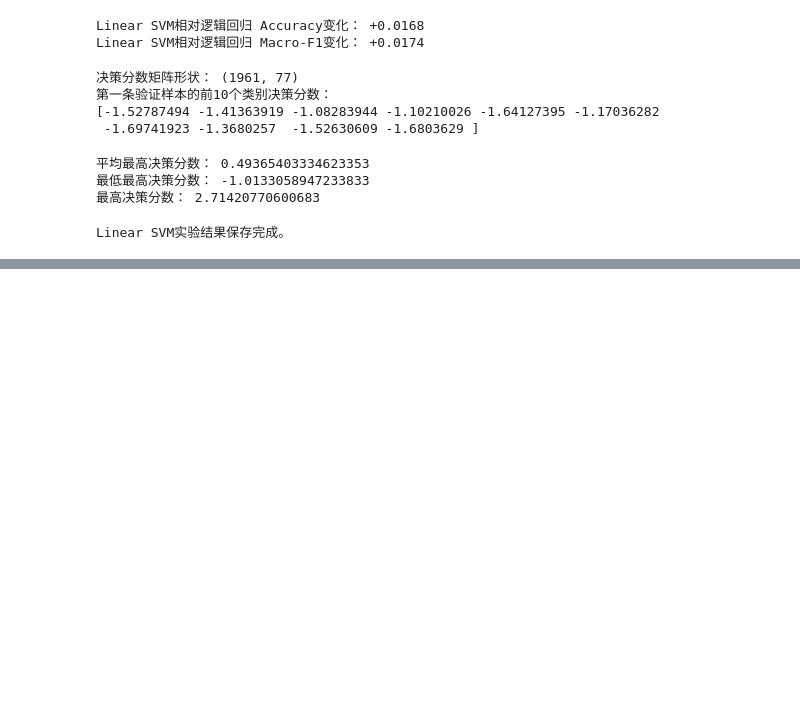
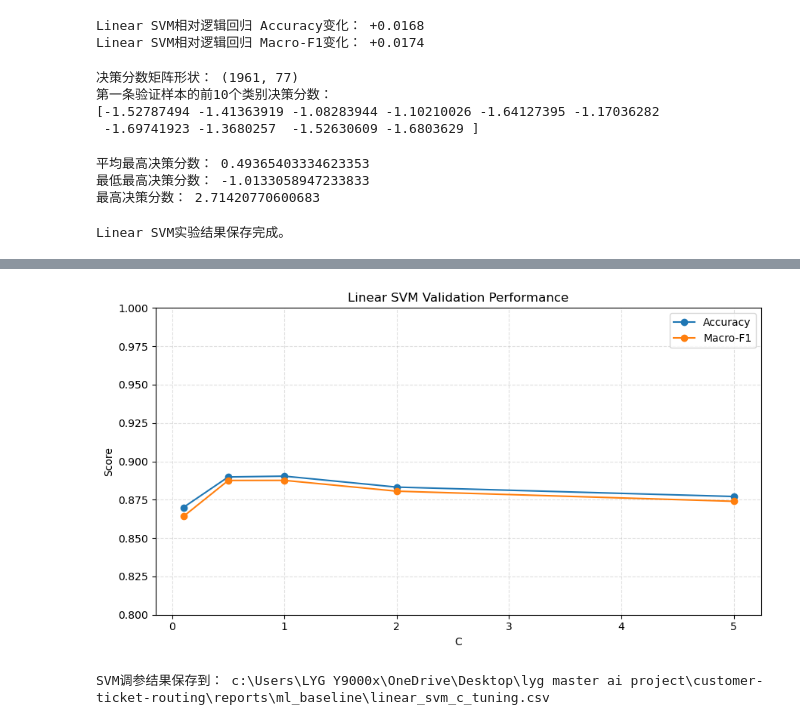
Before and after one commit to shdbdud/customer-ticket-routing, a Jupyter notebook: note.ipynb, the cells around one changed output, grey strips where cells are left out. Drawn from its saved outputs; the diff is of its cells as text; code cells hidden in the pictures; blank space fills up the shorter version.

```diff
--- a/note.ipynb
+++ b/note.ipynb
@@ -2770,0 +3048,69 @@ Linear SVM实验结果保存完成。
+# %%
+# Cell 110：比较不同C下的Accuracy与Macro-F1
+
+figure, axis = plt.subplots(
+    figsize=(9, 5)
+)
+
+axis.plot(
+    svm_tuning_df["C"],
+    svm_tuning_df["accuracy"],
+    marker="o",
+    label="Accuracy"
+)
+
+axis.plot(
+    svm_tuning_df["C"],
+    svm_tuning_df["macro_f1"],
+    marker="o",
+    label="Macro-F1"
+)
+
+axis.set_title(
+    "Linear SVM Validation Performance"
+)
+
+axis.set_xlabel(
+    "C"
+)
+
+axis.set_ylabel(
+    "Score"
+)
+
+axis.set_ylim(
+    0.8,
+    1.0
+)
+
+axis.grid(
+    linestyle="--",
+    alpha=0.4
+)
+
+axis.legend()
+
+plt.tight_layout()
+plt.show()
+# %% [output]
+[figure, added]
+# %%
+# Cell 111：保存Linear SVM调参结果
+
+SVM_TUNING_RESULT_PATH = (
+    BASELINE_REPORT_DIR
+    / "linear_svm_c_tuning.csv"
+)
+
+svm_tuning_df.to_csv(
+    SVM_TUNING_RESULT_PATH,
+    index=False,
+    encoding="utf-8-sig"
+)
+
+print(
+    "SVM调参结果保存到：",
+    SVM_TUNING_RESULT_PATH
+)
+# %% [output]
+SVM调参结果保存到： c:\Users\LYG Y9000x\OneDrive\Desktop\lyg master ai project\customer-ticket-routing\reports\ml_baseline\linear_svm_c_tuning.csv
```
Also changed, not shown: parts of 23 cells of this notebook, 6 other files.
